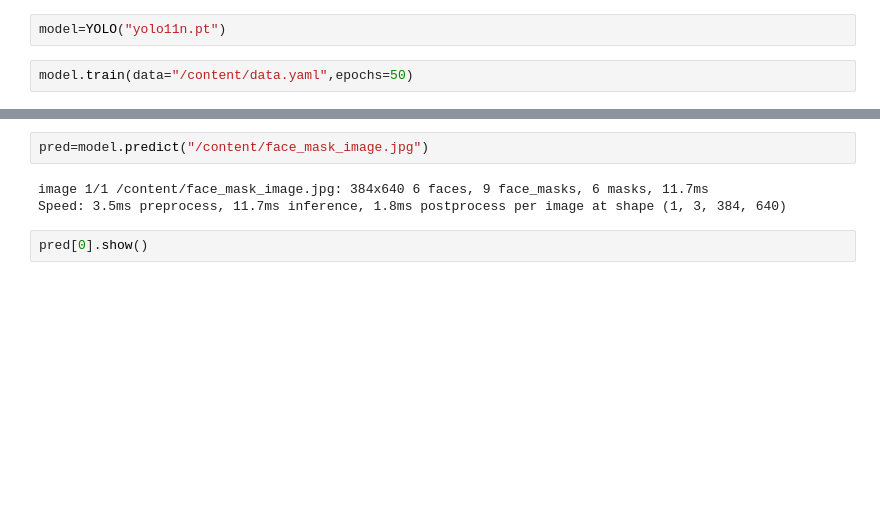
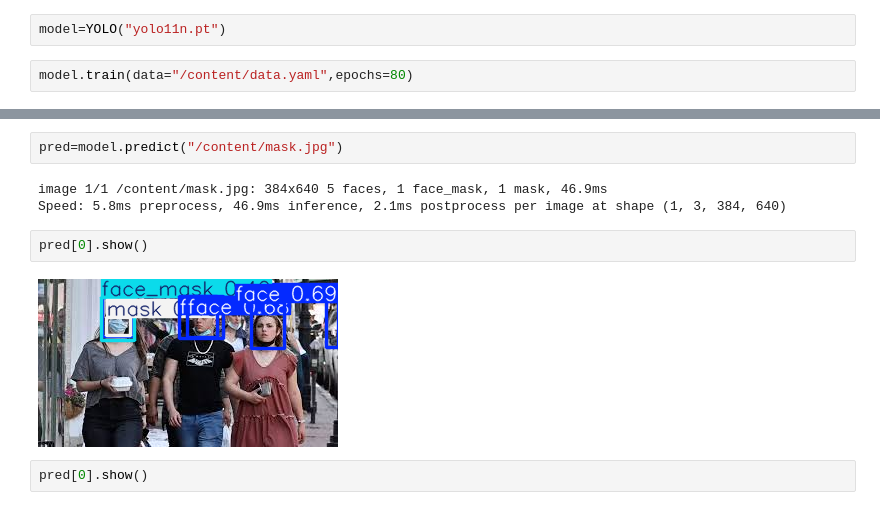
Before and after one commit to RizwanAhemd/Computer-Vision-projects, a Jupyter notebook: face_mask.ipynb, the cells around one changed output, grey strips where cells are left out. Drawn from its saved outputs; the diff is of its cells as text; blank space fills up the shorter version.

```diff
--- a/face_mask.ipynb
+++ b/face_mask.ipynb
@@ -35,5 +35,5 @@ Update Settings with 'yolo settings key=value', i.e. 'yolo settings runs_dir=pat
 # %%
 model=YOLO("yolo11n.pt")
 # %%
-model.train(data="/content/data.yaml",epochs=50)
+model.train(data="/content/data.yaml",epochs=80)
 # %% [output]
@@ -111,8 +74,12 @@ Results saved to /content/runs/detect/predict
 # %%
-pred=model.predict("/content/face_mask_image.jpg")
+pred=model.predict("/content/mask.jpg")
 # %% [output]
-image 1/1 /content/face_mask_image.jpg: 384x640 6 faces, 9 face_masks, 6 masks, 11.7ms
-Speed: 3.5ms preprocess, 11.7ms inference, 1.8ms postprocess per image at shape (1, 3, 384, 640)
+image 1/1 /content/mask.jpg: 384x640 5 faces, 1 face_mask, 1 mask, 46.9ms
+Speed: 5.8ms preprocess, 46.9ms inference, 2.1ms postprocess per image at shape (1, 3, 384, 640)
+# %%
+pred[0].show()
+# %% [output]
+[figure, added]
 # %%
 pred[0].show()
 # %% [output]
```
Also changed, not shown: parts of 3 cells of this notebook.
